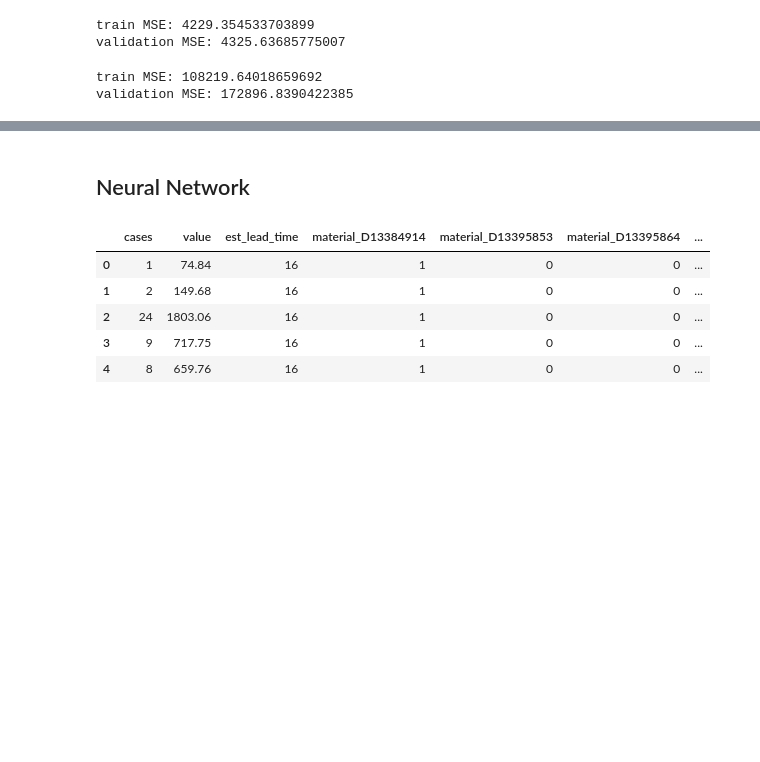
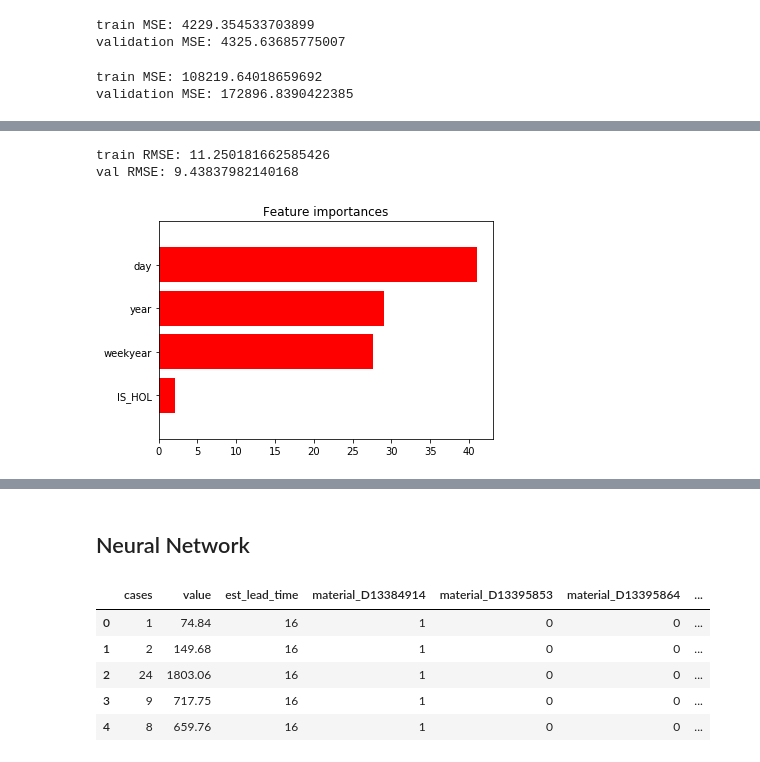
Before and after one commit to Gomelsar/Sales-Forecast-modeling, a Jupyter notebook: Demand Forecast DuPont-Copy1.ipynb, the cells around one changed output, grey strips where cells are left out. Drawn from its saved outputs; the diff is of its cells as text; code cells hidden in the pictures; blank space fills up the shorter version.

```diff
--- a/Demand Forecast DuPont-Copy1.ipynb
+++ b/Demand Forecast DuPont-Copy1.ipynb
@@ -810,0 +917,9 @@ results.summary()
+# %%
+features = ['day', 'year', 'weekyear', 'IS_HOL']
+categorical_features = ['day', 'year', 'weekyear']
+
+train_data = data[(data.value >= 1) & (data.cases >= 1) & (data.year >= 2017) & (data.material == 'D13484454')]
+train_data = train_data[np.abs(zscore(train_data.cases.apply(lambda x: np.log(x + 1))) < 1.96)]
+x_train, x_val, y_train, y_val = train_test_split(train_data[features], train_data.cases.apply(lambda x: np.log(x+1)))
+cat = CatBoostRegressor()
+cat.fit(x_train, y_train, cat_features=categorical_features)
@@ -810,0 +945,20 @@ results.summary()
+# %%
+print("train RMSE: {}".format(np.sqrt(mean_squared_error(f(y_train), f(cat.predict(x_train))))))
+print("val RMSE: {}".format(np.sqrt(mean_squared_error(f(y_val), f(cat.predict(x_val))))))
+# %% [output]
+train RMSE: 11.250181662585426
+val RMSE: 9.43837982140168
+# %%
+importances = cat.feature_importances_
+indices = np.argsort(importances)
+
+# Plot the feature importances
+plt.figure()
+plt.title("Feature importances")
+plt.barh(range(x_train.shape[1]), importances[indices],
+       color="r", align="center")
+plt.yticks(range(x_train.shape[1]), [features[i] for i in indices])
+plt.ylim([-1, x_train.shape[1]])
+plt.show()
+# %% [output]
+[figure, added]
```
Also changed, not shown: parts of 12 cells of this notebook, 4 other files.
